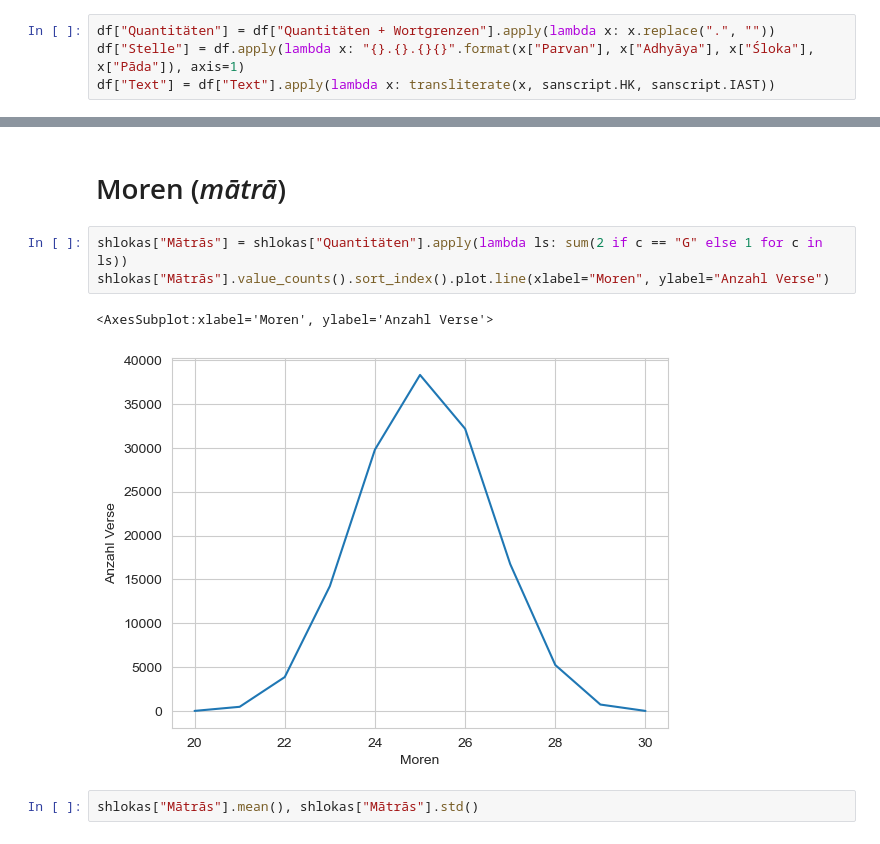
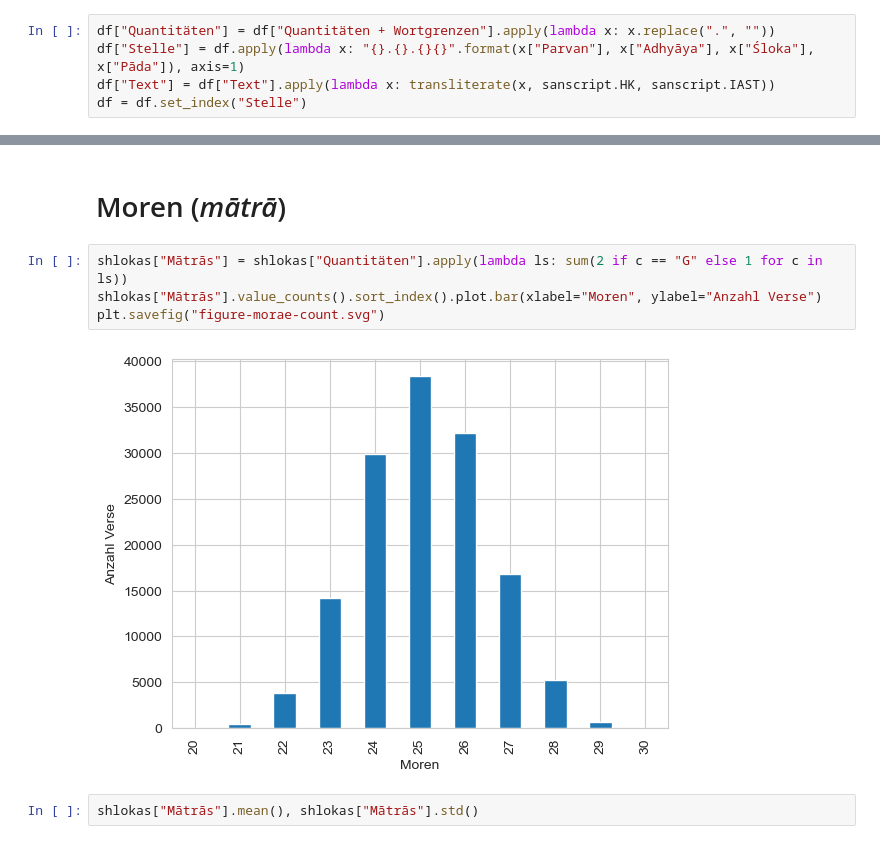
Before and after one commit to kmein/shloka, a Jupyter notebook: shloka-scansion/Shloka.ipynb, the cells around one changed output, grey strips where cells are left out. Saved outputs shown, nothing was run; the diff lists cells and outputs as text.

Commit message:
shloka-scansion: generate figures

```diff
--- a/shloka-scansion/Shloka.ipynb
+++ b/shloka-scansion/Shloka.ipynb
@@ -40,6 +40,7 @@ df = pd.read_csv("shloka/mahabharata.csv").rename(columns={
 df["Quantitäten"] = df["Quantitäten + Wortgrenzen"].apply(lambda x: x.replace(".", ""))
 df["Stelle"] = df.apply(lambda x: "{}.{}.{}{}".format(x["Parvan"], x["Adhyāya"], x["Śloka"], x["Pāda"]), axis=1)
 df["Text"] = df["Text"].apply(lambda x: transliterate(x, sanscript.HK, sanscript.IAST))
+df = df.set_index("Stelle")
 # %%
 shlokas_all = df[(df["Art"] == "Verse") & (~df["Text"].str.contains(";"))]
 shlokas_all["Silbenzahl"] = shlokas_all["Quantitäten"].str.len()
@@ -535,10 +671,10 @@ shlokas[(shlokas.reopening.str[1:4] == "GLG")][["Stelle", "Text", "Quantitäten"
 # Moren (_mātrā_)
 # %%
 shlokas["Mātrās"] = shlokas["Quantitäten"].apply(lambda ls: sum(2 if c == "G" else 1 for c in ls))
-shlokas["Mātrās"].value_counts().sort_index().plot.line(xlabel="Moren", ylabel="Anzahl Verse")
+shlokas["Mātrās"].value_counts().sort_index().plot.bar(xlabel="Moren", ylabel="Anzahl Verse")
+plt.savefig("figure-morae-count.svg")
 # %% [output]
-<AxesSubplot:xlabel='Moren', ylabel='Anzahl Verse'>
-[figure, old version]
+[figure, new version]
 # %%
 shlokas["Mātrās"].mean(), shlokas["Mātrās"].std()
 # %% [output]
```
Also changed, not shown: parts of 34 cells of this notebook.
